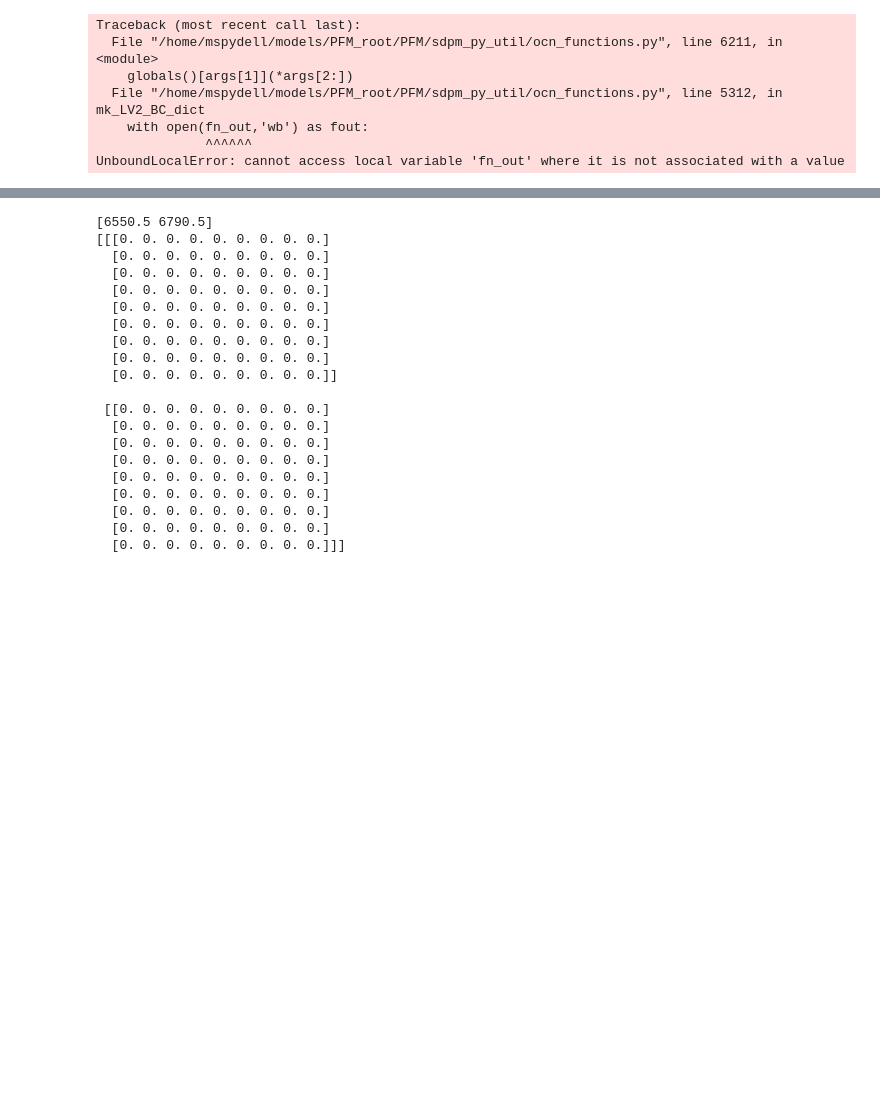
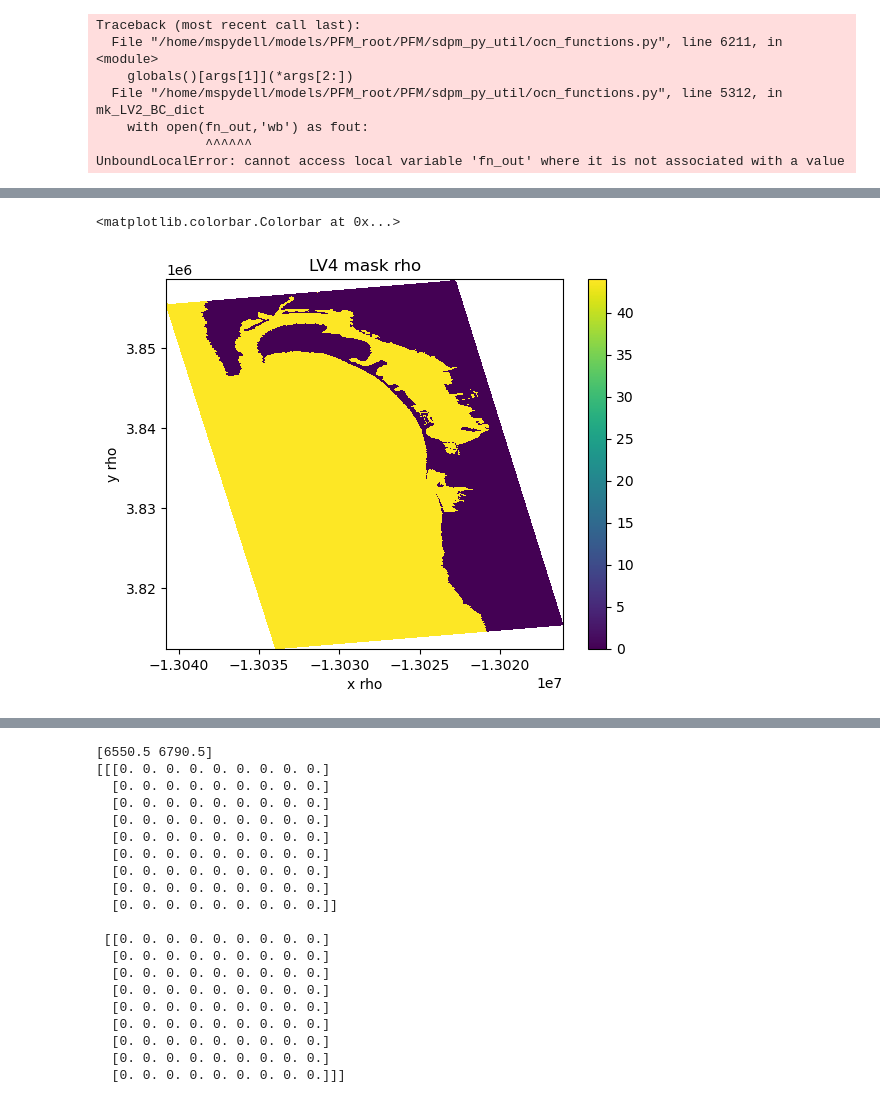
Before and after one commit to mspydell/PFM, a Jupyter notebook: driver/LV4_notebook.ipynb, the cells around one changed output, grey strips where cells are left out. Cells and saved outputs as stored; diff of their text form; code cells hidden in the pictures; blank space fills up the shorter version.

```diff
--- a/driver/LV4_notebook.ipynb
+++ b/driver/LV4_notebook.ipynb
@@ -60,0 +197,17 @@ dict_keys(['theta_s', 'theta_b', 'Tcline', 'hc', 'Cs_r', 'sc_r', 'Cs_w', 'sc_w',
+# %%
+fig, ax = plt.subplots()
+#p0=ax.pcolor(gr4['x_rho'][:],gr4['y_rho'][:],gr4['h'][:],vmin=0,vmax=44)
+p1=ax.pcolor(gr4['x_rho'][:],gr4['y_rho'][:],gr4['mask_rho'][:])
+
+#p0=ax.contourf(gr4['x_rho'][:],gr4['y_rho'][:],gr4['h'][:],15)
+#p1=ax.plot(gr4['x_rho'][:],gr4['y_rho'][:],'r.')
+#plt.xlim([-1.304085e7,-1.30401e7])
+#plt.ylim([3.85519e6,3.8557e6])
+plt.xlabel('x rho')
+plt.ylabel('y rho')
+plt.title('LV4 mask rho')
+fig.colorbar(p0,ax=ax)
+#plt.clim(20,24)
+# %% [output]
+<matplotlib.colorbar.Colorbar at 0x...>
+[figure, added]
```
Also changed, not shown: parts of 16 cells of this notebook, 2 other files.
